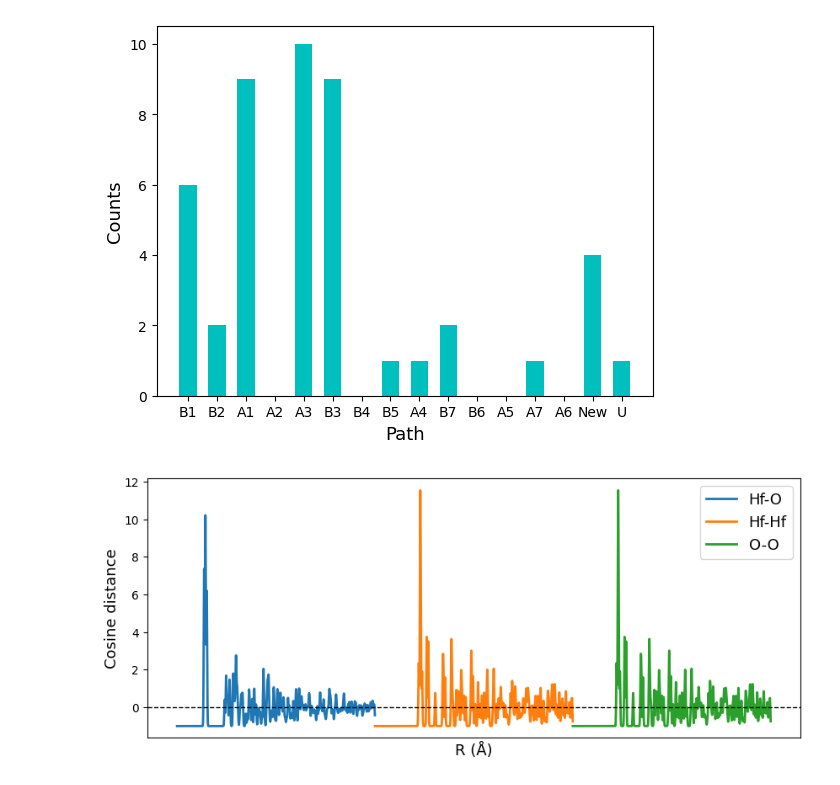
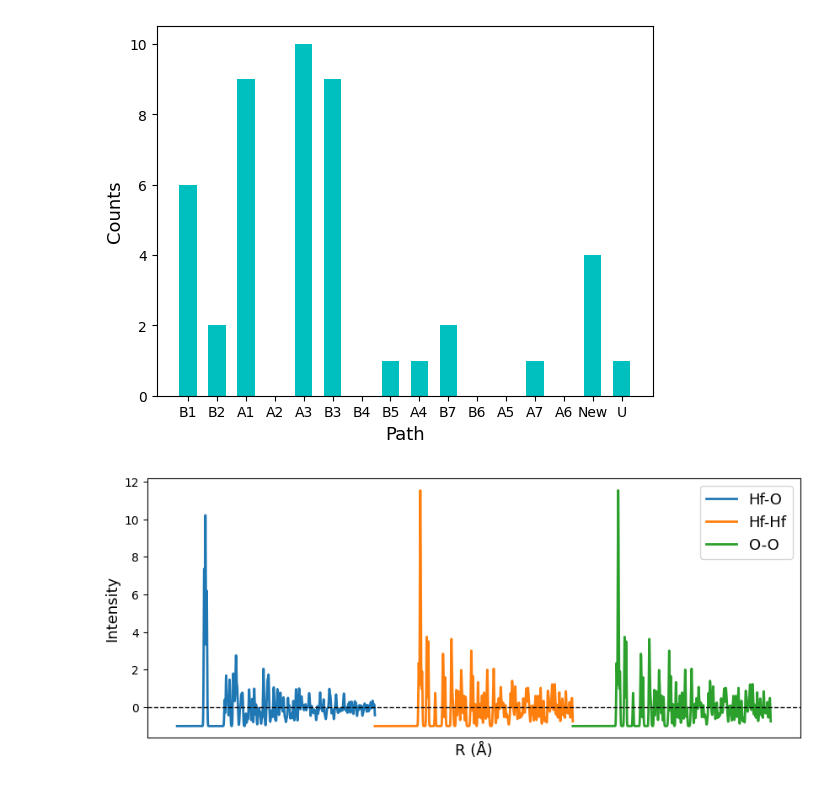
Before and after one commit to TY-Jeong/VacHopPy, a Jupyter notebook: example/1.LatticeHopping/tutorial.ipynb, the cells around one changed output. Drawn from its saved outputs; the diff is of its cells as text; code cells hidden in the pictures.

```diff
--- a/example/1.LatticeHopping/tutorial.ipynb
+++ b/example/1.LatticeHopping/tutorial.ipynb
@@ -131,33 +132,32 @@ from vachoppy.fingerprint import FingerPrint, CosineDistance
 
 # path of poscar
 poscar_m = 'data/poscars_hfo2/POSCAR_mHfO2'
 poscar_t = 'data/poscars_hfo2/POSCAR_mHfO2'
 
 # parameters of fingerprints
 Rmax, delta, sigma = 15, 0.01, 0.03
 
 # get fingerprint function
 fp_m_hfo = FingerPrint('Hf','O', poscar_m, Rmax, delta, sigma)
 fp_m_hfhf = FingerPrint('Hf','Hf', poscar_m, Rmax, delta, sigma)
 fp_m_oo = FingerPrint('Hf','Hf', poscar_m, Rmax, delta, sigma)
 
 # plot fingerprints
 x_hfo = fp_m_hfo.R
 x_hfhf = fp_m_hfhf.R + x_hfo[-1]
 x_oo = fp_m_oo.R + x_hfhf[-1]
 
 plt.figure(figsize=(10, 4))
 plt.plot(x_hfo, fp_m_hfo.fingerprint, linewidth=2, label='Hf-O')
 plt.plot(x_hfhf, fp_m_hfhf.fingerprint, linewidth=2, label='Hf-Hf')
 plt.plot(x_oo, fp_m_oo.fingerprint, linewidth=2, label='O-O')
 plt.axhline(0, 0, 1, color='k', linestyle='--', linewidth=1)
 
 plt.xticks([],[])
 plt.xlabel('R (Å)', fontsize=13)
-plt.ylabel('Cosine distance', fontsize=13)
+plt.ylabel('Intensity', fontsize=13)
 
 plt.legend(fontsize=13)
-plt.savefig('D_cos_mono.png', dpi=300)
 plt.show()
 # %% [output]
-[figure, old version]
+[figure, new version]
```
Also changed, not shown: parts of 3 cells of this notebook, 6 other files.
